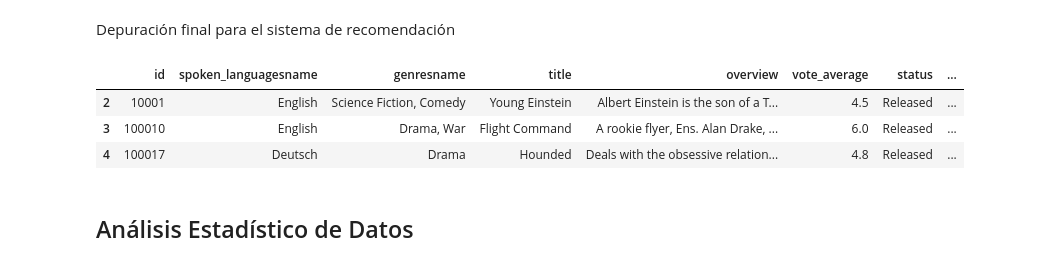
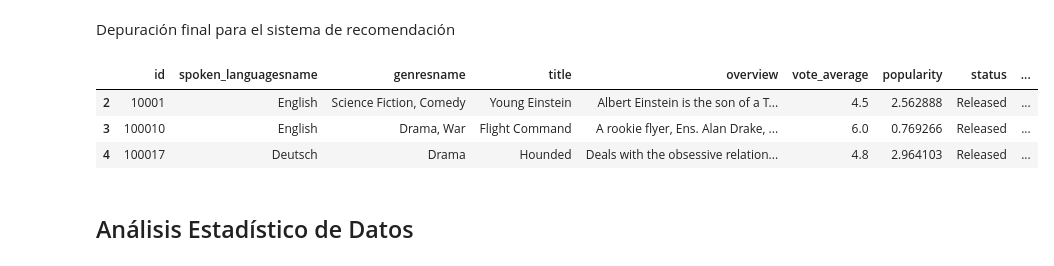
Before and after one commit to gastorellano/Proyect_MLOps, a Jupyter notebook: Notebooks/EDA.ipynb, the cells around one changed output. Drawn from its saved outputs; the diff is of its cells as text; code cells hidden in the pictures.

```diff
--- a/Notebooks/EDA.ipynb
+++ b/Notebooks/EDA.ipynb
@@ -403,16 +403,16 @@ Depuración final para el sistema de recomendación
 # %%
 #El sistema de recomendación no requiere todas las columnas del dataset (que sí es utilizado para los demás endpoints)
 # Se procede a crear un nuevo DataFrame y eliminar las columnas no utilizadas
 df_mlops = df.copy()
-df_mlops.drop(columns=['budget','revenue','release_date','vote_count','popularity','runtime','production_companiesname','return'], inplace=True)
+df_mlops.drop(columns=['budget','revenue','release_date','vote_count','runtime','production_companiesname','return'], inplace=True)
 #Luego, eliminamos las películas no estrenadas:
 df_mlops = df_mlops[df_mlops['status'] == 'Released']
 df_mlops.head(3)
 # %% [output]
-|  | id | spoken_languagesname | genresname | title | overview | vote_average | status | ... |
-| 2 | 10001 | English | Science Fiction, Comedy | Young Einstein | Albert Einstein is the son of a T... | 4.5 | Released | ... |
-| 3 | 100010 | English | Drama, War | Flight Command | A rookie flyer, Ens. Alan Drake, ... | 6.0 | Released | ... |
-| 4 | 100017 | Deutsch | Drama | Hounded | Deals with the obsessive relation... | 4.8 | Released | ... |
+|  | id | spoken_languagesname | genresname | title | overview | vote_average | popularity | status | ... |
+| 2 | 10001 | English | Science Fiction, Comedy | Young Einstein | Albert Einstein is the son of a T... | 4.5 | 2.562888 | Released | ... |
+| 3 | 100010 | English | Drama, War | Flight Command | A rookie flyer, Ens. Alan Drake, ... | 6.0 | 0.769266 | Released | ... |
+| 4 | 100017 | Deutsch | Drama | Hounded | Deals with the obsessive relation... | 4.8 | 2.964103 | Released | ... |
 # %%
 #Se guarda el archivo en formato parquet
 df_mlops.to_parquet(r'C:\Users\GASTON\Desktop\PI1\DATA\df_mlops.parquet', engine='pyarrow')
```
Also changed, not shown: 5 other files.
